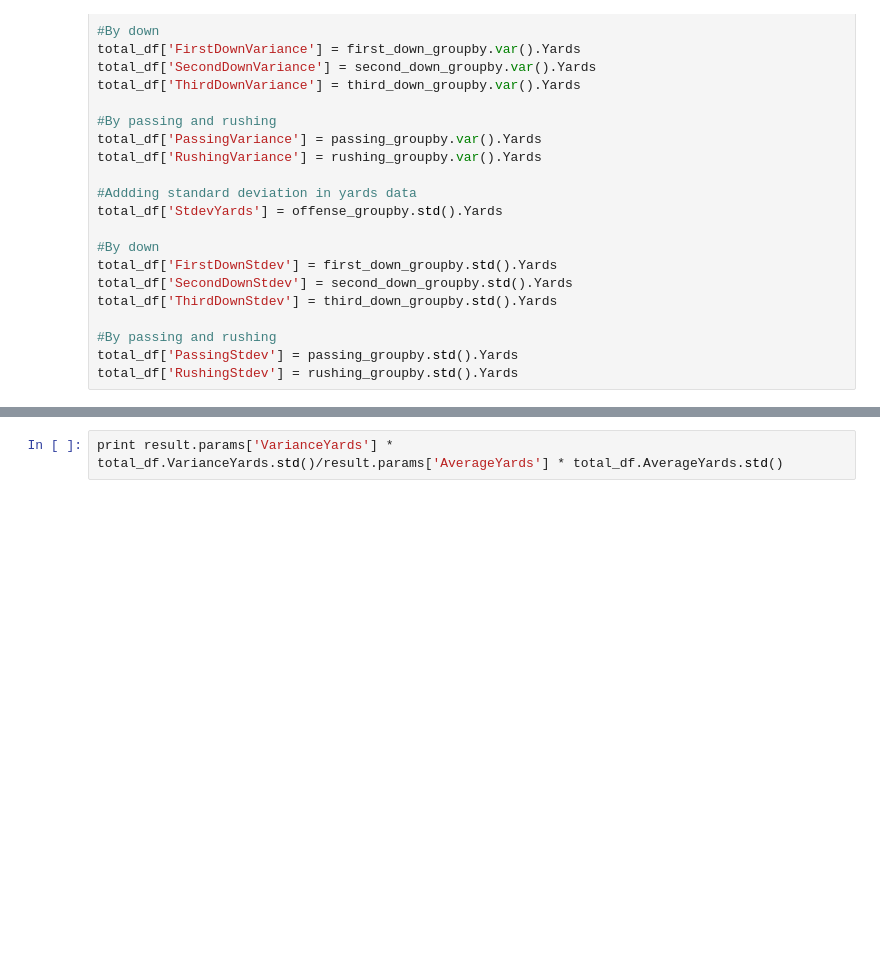
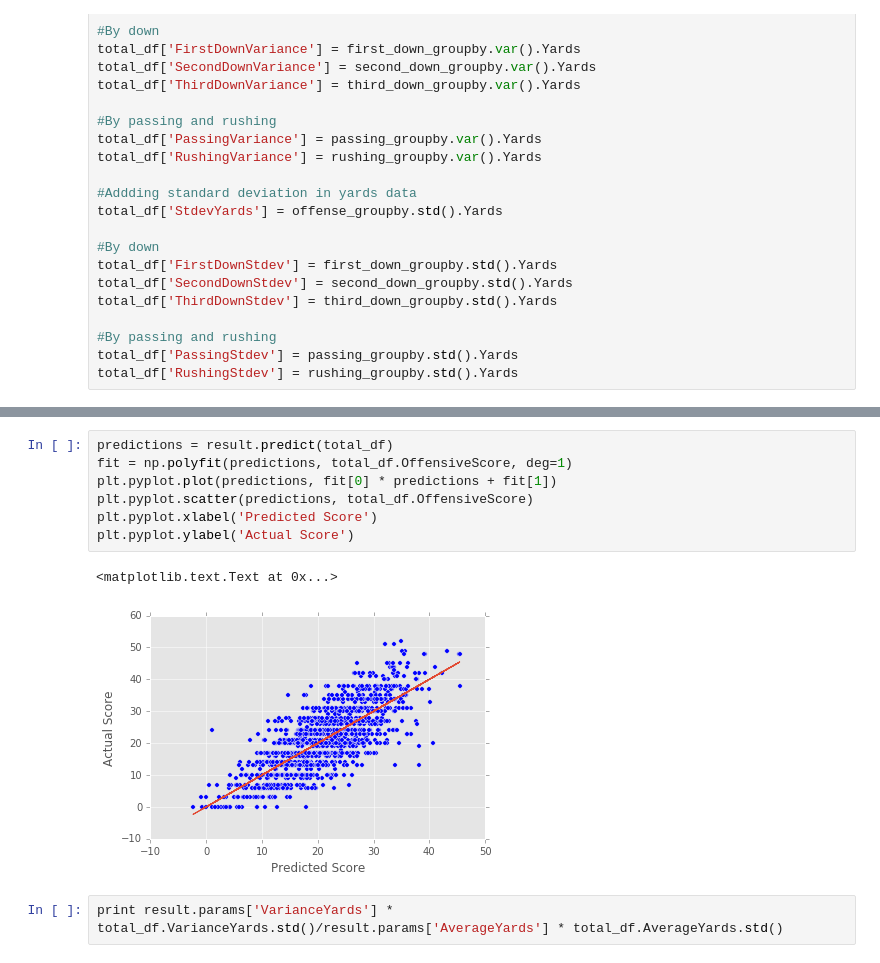
Before and after one commit to scottmcneil/blog-code, a Jupyter notebook: NFL Consistency/NFL Consistency.ipynb, the cells around one changed output, grey strips where cells are left out. Cells and saved outputs as stored; diff of their text form; blank space fills up the shorter version.

```diff
--- a/NFL Consistency/NFL Consistency.ipynb
+++ b/NFL Consistency/NFL Consistency.ipynb
@@ -143,6 +143,16 @@ Covariance Type:            nonrobust
 
 Warnings:
 [1] Standard Errors assume that the covariance matrix of the errors is correctly specified.
+# %%
+predictions = result.predict(total_df)
+fit = np.polyfit(predictions, total_df.OffensiveScore, deg=1)
+plt.pyplot.plot(predictions, fit[0] * predictions + fit[1])
+plt.pyplot.scatter(predictions, total_df.OffensiveScore)
+plt.pyplot.xlabel('Predicted Score')
+plt.pyplot.ylabel('Actual Score')
+# %% [output]
+<matplotlib.text.Text at 0x...>
+[figure, added]
 # %%
 print result.params['VarianceYards'] * total_df.VarianceYards.std()/result.params['AverageYards'] * total_df.AverageYards.std()
 # %% [output]
```
Also changed, not shown: parts of 10 cells of this notebook.
